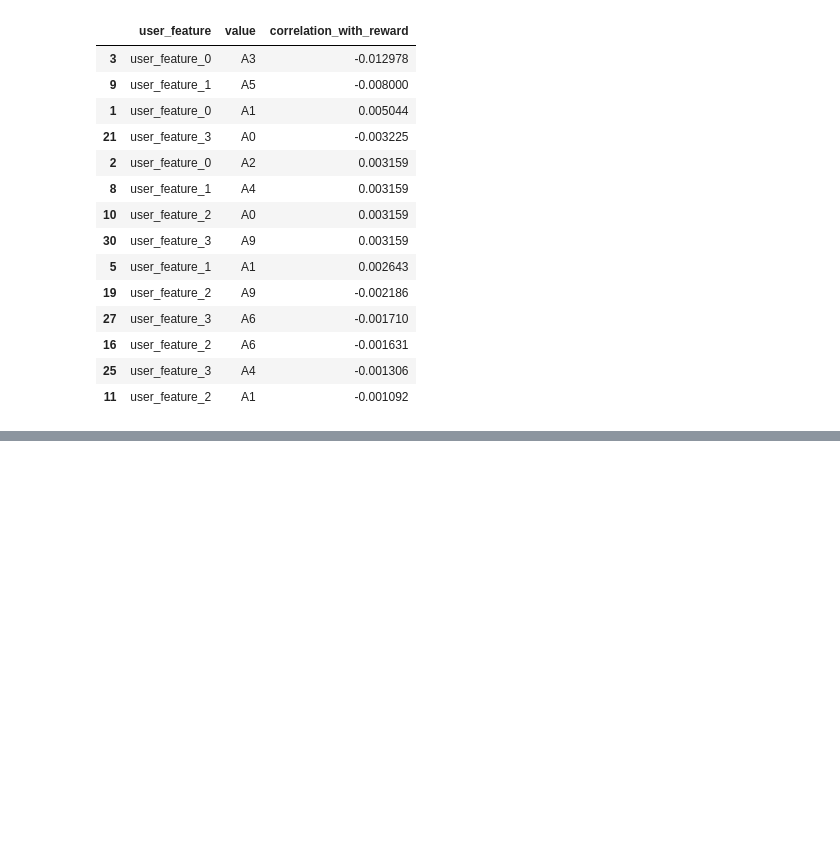
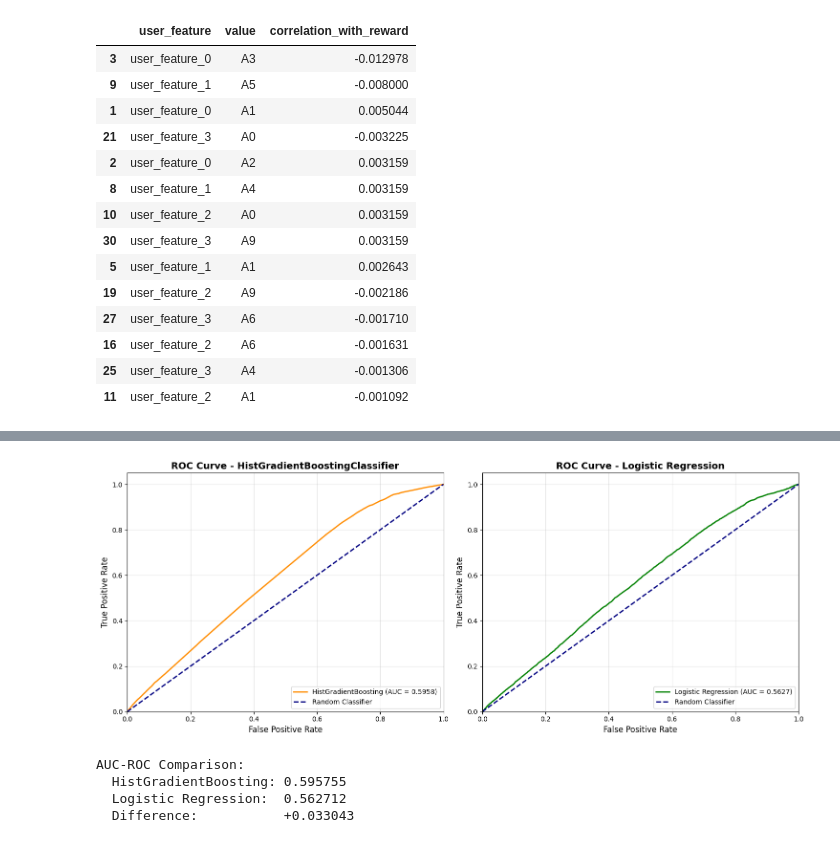
Before and after one commit to armandordorica/OBP_Replication, a Jupyter notebook: RF_1B.ipynb, the cells around one changed output, grey strips where cells are left out. Saved outputs shown, nothing was run; the diff lists cells and outputs as text; code cells hidden in the pictures; blank space fills up the shorter version.

```diff
--- a/RF_1B.ipynb
+++ b/RF_1B.ipynb
@@ -508,0 +941,50 @@ print("When removing redundant pairs, keep the feature with HIGHER |correlation|
+# %%
+import matplotlib.pyplot as plt
+from sklearn.metrics import roc_curve, auc
+
+# Plot ROC curves
+fig, (ax1, ax2) = plt.subplots(1, 2, figsize=(15, 6))
+
+# ROC Curve - HistGradientBoosting
+fpr_hgb, tpr_hgb, _ = roc_curve(y_test, y_test_proba)
+roc_auc_hgb = auc(fpr_hgb, tpr_hgb)
+
+ax1.plot(fpr_hgb, tpr_hgb, color='darkorange', lw=2,
+         label=f'HistGradientBoosting (AUC = {roc_auc_hgb:.4f})')
+ax1.plot([0, 1], [0, 1], color='navy', lw=2, linestyle='--', label='Random Classifier')
+ax1.set_xlim([0.0, 1.0])
+ax1.set_ylim([0.0, 1.05])
+ax1.set_xlabel('False Positive Rate', fontsize=12)
+ax1.set_ylabel('True Positive Rate', fontsize=12)
+ax1.set_title('ROC Curve - HistGradientBoostingClassifier', fontsize=14, fontweight='bold')
+ax1.legend(loc="lower right", fontsize=10)
+ax1.grid(alpha=0.3)
+
+# ROC Curve - Logistic Regression
+fpr_lr, tpr_lr, _ = roc_curve(y_test, y_test_proba_lr)
+roc_auc_lr = auc(fpr_lr, tpr_lr)
+
+ax2.plot(fpr_lr, tpr_lr, color='green', lw=2,
+         label=f'Logistic Regression (AUC = {roc_auc_lr:.4f})')
+ax2.plot([0, 1], [0, 1], color='navy', lw=2, linestyle='--', label='Random Classifier')
+ax2.set_xlim([0.0, 1.0])
+ax2.set_ylim([0.0, 1.05])
+ax2.set_xlabel('False Positive Rate', fontsize=12)
+ax2.set_ylabel('True Positive Rate', fontsize=12)
+ax2.set_title('ROC Curve - Logistic Regression', fontsize=14, fontweight='bold')
+ax2.legend(loc="lower right", fontsize=10)
+ax2.grid(alpha=0.3)
+
+plt.tight_layout()
+plt.show()
+
+print(f"AUC-ROC Comparison:")
+print(f"  HistGradientBoosting: {roc_auc_hgb:.6f}")
+print(f"  Logistic Regression:  {roc_auc_lr:.6f}")
+print(f"  Difference:           {roc_auc_hgb - roc_auc_lr:+.6f}")
+# %% [output]
+[figure, added]
+AUC-ROC Comparison:
+  HistGradientBoosting: 0.595755
+  Logistic Regression:  0.562712
+  Difference:           +0.033043
```
Also changed, not shown: parts of 21 cells of this notebook.
